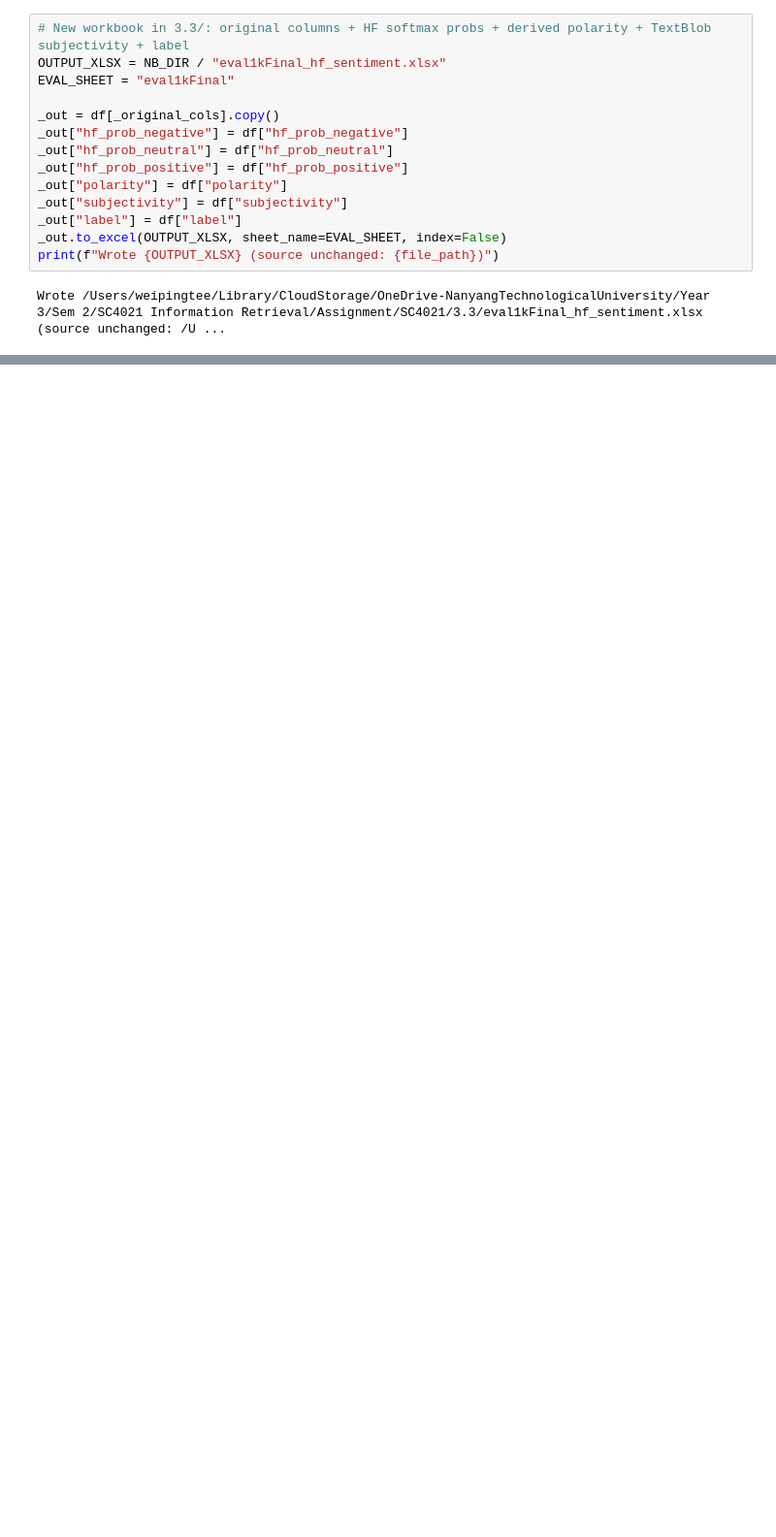
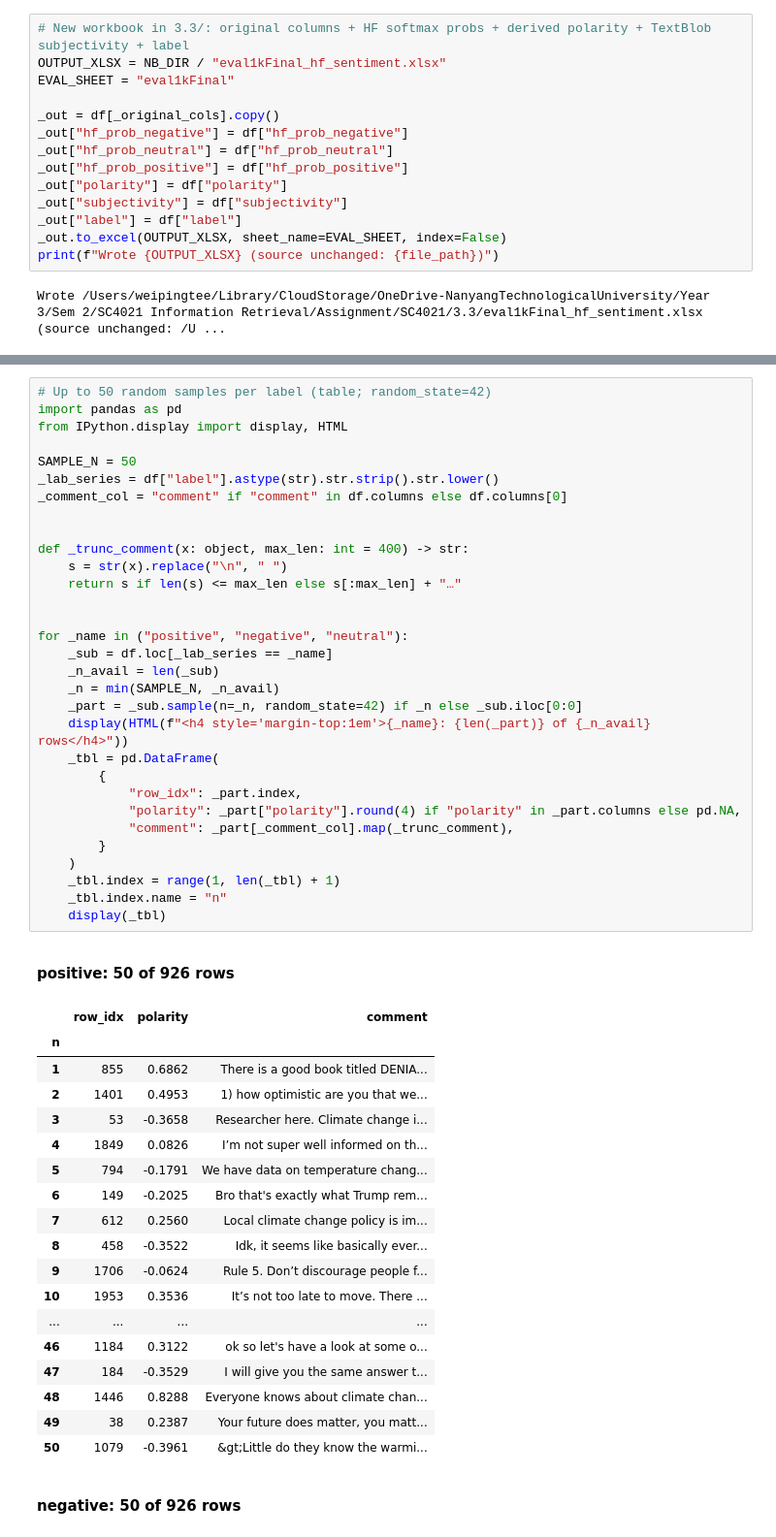
Before and after one commit to Spenz7/SC4021, a Jupyter notebook: 3.3/main.ipynb, the cells around one changed output, grey strips where cells are left out. Shown at 97% size. Drawn from its saved outputs; the diff is of its cells as text; blank space fills up the shorter version.

```diff
--- a/3.3/main.ipynb
+++ b/3.3/main.ipynb
@@ -241,0 +462,52 @@ Wrote /Users/weipingtee/Library/CloudStorage/OneDrive-NanyangTechnologicalUniver
+# %%
+# Up to 50 random samples per label (table; random_state=42)
+import pandas as pd
+from IPython.display import display, HTML
+
+SAMPLE_N = 50
+_lab_series = df["label"].astype(str).str.strip().str.lower()
+_comment_col = "comment" if "comment" in df.columns else df.columns[0]
+
+
+def _trunc_comment(x: object, max_len: int = 400) -> str:
+    s = str(x).replace("\n", " ")
+    return s if len(s) <= max_len else s[:max_len] + "…"
+
+
+for _name in ("positive", "negative", "neutral"):
+    _sub = df.loc[_lab_series == _name]
+    _n_avail = len(_sub)
+    _n = min(SAMPLE_N, _n_avail)
+    _part = _sub.sample(n=_n, random_state=42) if _n else _sub.iloc[0:0]
+    display(HTML(f"<h4 style='margin-top:1em'>{_name}: {len(_part)} of {_n_avail} rows</h4>"))
+    _tbl = pd.DataFrame(
+        {
+            "row_idx": _part.index,
+            "polarity": _part["polarity"].round(4) if "polarity" in _part.columns else pd.NA,
+            "comment": _part[_comment_col].map(_trunc_comment),
+        }
+    )
+    _tbl.index = range(1, len(_tbl) + 1)
+    _tbl.index.name = "n"
+    display(_tbl)
+# %% [output]
+positive: 50 of 926 rows
+|  | row_idx | polarity | comment |
+| n |  |  |  |
+| 1 | 855 | 0.6862 | There is a good book titled DENIA... |
+| 2 | 1401 | 0.4953 | 1) how optimistic are you that we... |
+| 3 | 53 | -0.3658 | Researcher here. Climate change i... |
+| 4 | 1849 | 0.0826 | I’m not super well informed on th... |
+| 5 | 794 | -0.1791 | We have data on temperature chang... |
+| 6 | 149 | -0.2025 | Bro that's exactly what Trump rem... |
+| 7 | 612 | 0.2560 | Local climate change policy is im... |
+| 8 | 458 | -0.3522 | Idk, it seems like basically ever... |
+| 9 | 1706 | -0.0624 | Rule 5. Don’t discourage people f... |
+| 10 | 1953 | 0.3536 | It’s not too late to move. There ... |
+| ... | ... | ... | ... |
+| 46 | 1184 | 0.3122 | ok so let's have a look at some o... |
+| 47 | 184 | -0.3529 | I will give you the same answer t... |
+| 48 | 1446 | 0.8288 | Everyone knows about climate chan... |
+| 49 | 38 | 0.2387 | Your future does matter, you matt... |
+| 50 | 1079 | -0.3961 | &gt;Little do they know the warmi... |
+negative: 50 of 926 rows
```
Also changed, not shown: parts of 6 cells of this notebook, 1 other file.
